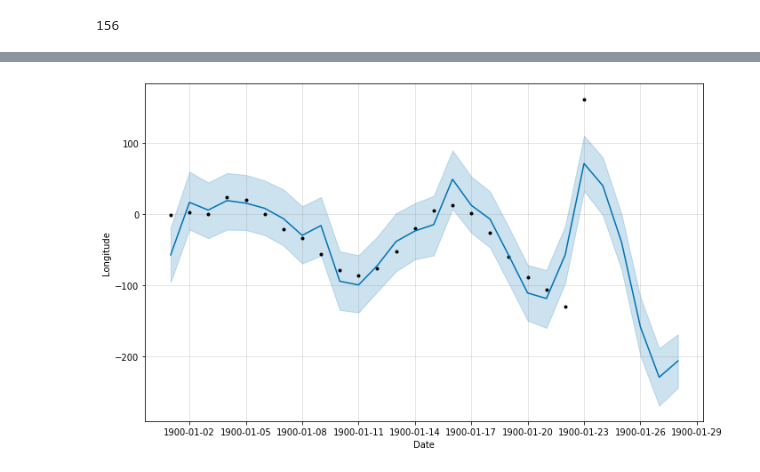
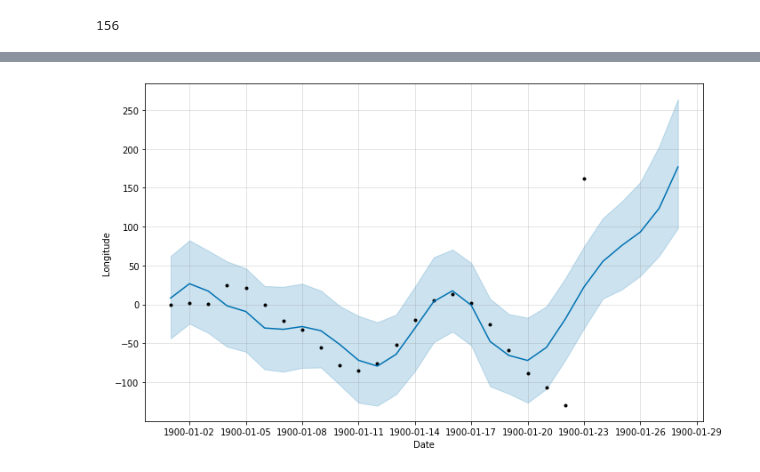
Before and after one commit to Kaahan/skep_project_s_final, a Jupyter notebook: eclipse/predict_eclipse.ipynb, the cells around one changed output, grey strips where cells are left out. Cells and saved outputs as stored; diff of their text form; code cells hidden in the pictures.

Commit message:
Finish up on longitude prediction, start front-end

```diff
--- a/eclipse/predict_eclipse.ipynb
+++ b/eclipse/predict_eclipse.ipynb
@@ -516,14 +515,14 @@ predict_saros('2011 July 1', offset_to_saros_number)
 # %% [output]
 156
 # %%
-def get_offset_in_saros(calendar_date):
-    julian_day = to_jd(calendar_date.split())
+def get_offset_in_saros(calendar_date, time):
+    julian_day = to_jd(calendar_date.split(), time)
     return ((julian_day - JD_OFFSET) // SAROS_LENGTH) % 3
 
-df = data[data['Saros Number'] == 118]
+df = data[data['Saros Number'] == 155]
 
-for date in df['Calendar Date'].iloc[:9]:
-    print(get_offset_in_saros(date))
+for _, row in df.iterrows():
+    print(get_offset_in_saros(row['Calendar Date'], row['Eclipse Time']))
 # %% [output]
 0.0
 1.0
@@ -559,8 +545,13 @@ def train_saros(data, n, k):
     if len(data) == 0:
         raise ValueError
     pd.options.mode.chained_assignment = None # handle false-positive warning. See https://stackoverflow.com/questions/20625582/how-to-deal-with-settingwithcopywarning-in-pandas
-    data['k'] = data['Calendar Date'].apply(get_offset_in_saros)
+
+    ks = []
+    for _, row in data.iterrows():
+        ks.append(get_offset_in_saros(row['Calendar Date'], row['Eclipse Time']))
+    data['k'] = ks
     pd.options.mode.chained_assignment = 'warn' # reset to default value
+
     data = data[data['k'] == k]
     data = data[['Longitude']]
     data['Longitude'] = data['Longitude'].apply(lambda x: convert_longitude(x))
@@ -568,18 +559,24 @@ def train_saros(data, n, k):
 
     data.rename(columns={'ISO Date': 'ds', 'Longitude': 'y'}, inplace=True)
     data['y'] = data['y']
-    prophet = fbprophet.Prophet(
-            n_changepoints=4, changepoint_prior_scale=0.1, daily_seasonality=False, yearly_seasonality=False
-        ).add_seasonality('daily', period=16, fourier_order=3)
+    num_eclipses = len(data)
+    if num_eclipses >= 16: # future work - tune the hyperparameters for Prophet
+        prophet = fbprophet.Prophet(
+                n_changepoints=4, changepoint_prior_scale=3, daily_seasonality=False, weekly_seasonality=False, yearly_seasonality=False
+            ).add_seasonality('daily', period=15, fourier_order=2)
+    else:
+        prophet = fbprophet.Prophet(changepoint_prior_scale=1, daily_seasonality=False, weekly_seasonality=False, yearly_seasonality=False
+            ).add_seasonality('daily', period=12, fourier_order=2)
     prophet.fit(data)
-
-    forecast = prophet.make_future_dataframe(periods=5, freq='D')
-    forecast = prophet.predict(forecast)
-    return prophet, forecast
+    # Each "day" corresponds to a Saros cycle (e.g. period of approx. 18 years).
+    # We use days since pandas' datetime is limited to a smaller timespan than what we need.
+    return prophet, num_eclipses
 # %%
-prophet, forecast = train_saros(data, 118, 0)
+prophet, num_eclipses = train_saros(data, 118, 0)
+forecast = prophet.make_future_dataframe(periods=5, freq='D')
+forecast = prophet.predict(forecast)
 with warnings.catch_warnings():
     warnings.simplefilter("ignore")
     prophet.plot(forecast, xlabel='Date', ylabel='Longitude')
 # %% [output]
-[figure, old version]
+[figure, new version]
```
Also changed, not shown: parts of 14 cells of this notebook.
